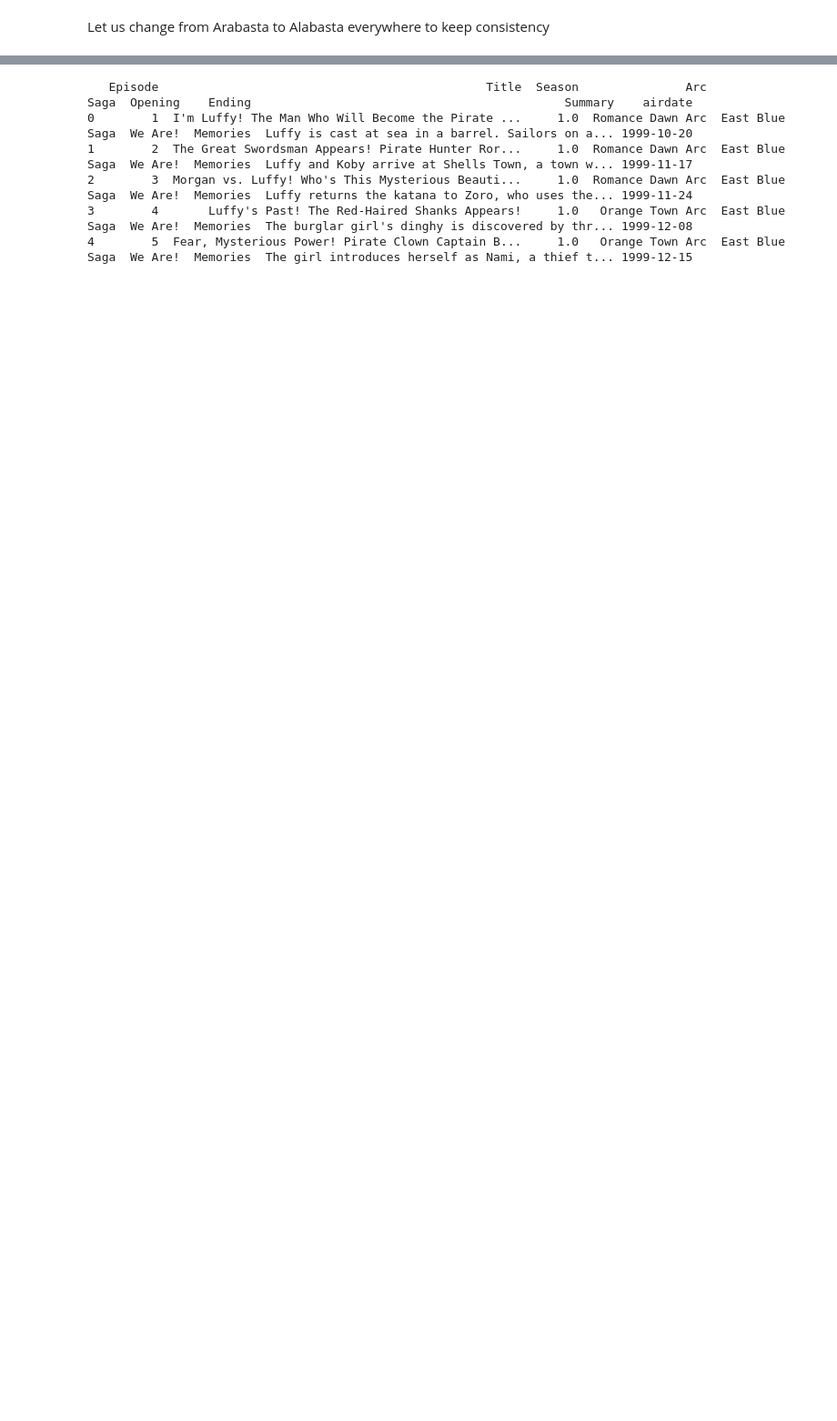
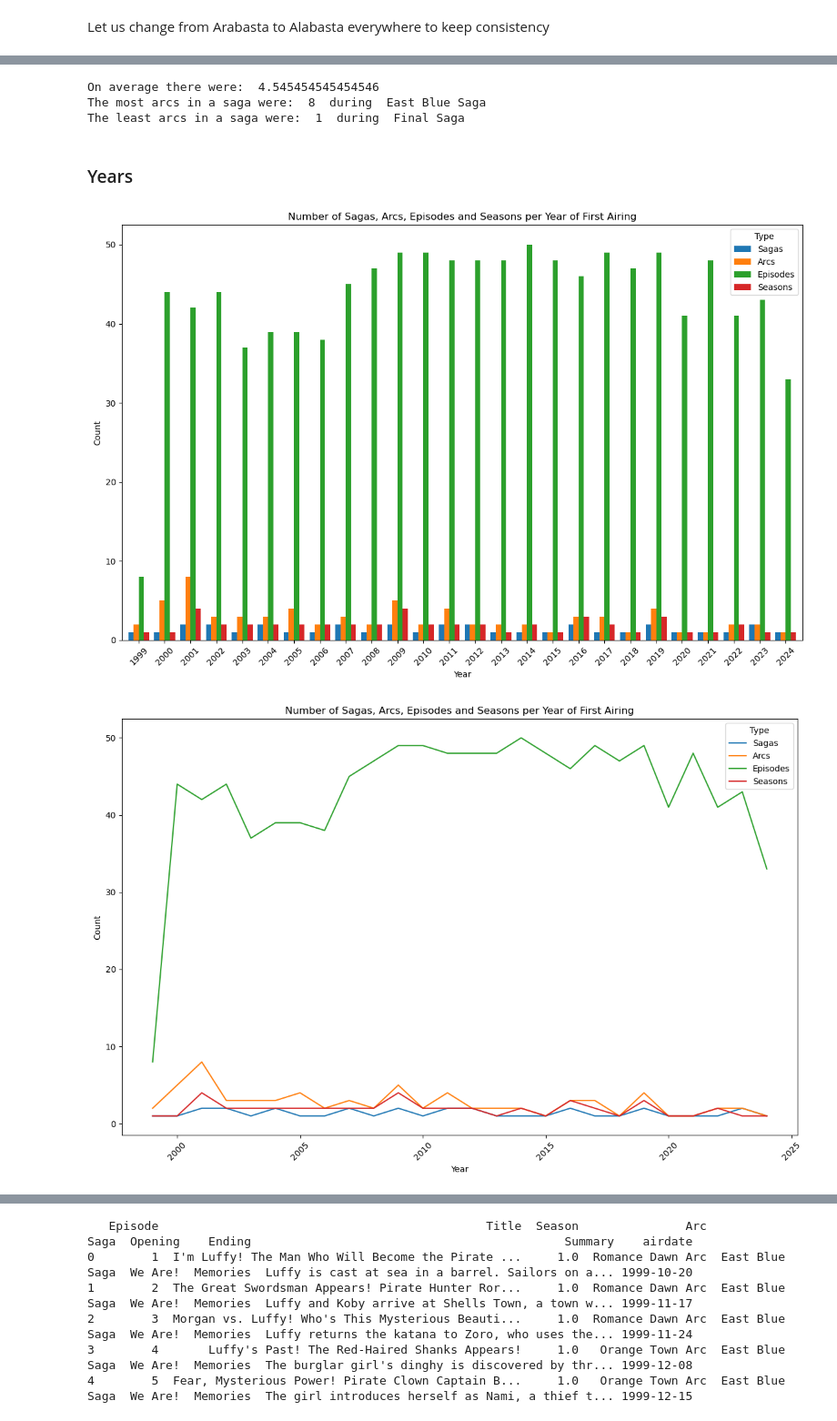
Before and after one commit to Tonevanda/PRI, a Jupyter notebook: src/data.ipynb, the cells around one changed output, grey strips where cells are left out. Shown at 91% size. Cells and saved outputs as stored; diff of their text form; code cells hidden in the pictures; blank space fills up the shorter version.

```diff
--- a/src/data.ipynb
+++ b/src/data.ipynb
@@ -285,0 +318,50 @@ print(df['Season'].unique())
+# %%
+# Average number of arcs per saga
+print("On average there were: ", df.groupby('Saga')['Arc'].nunique().mean())
+# Maximum number of arcs per saga
+print("The most arcs in a saga were: ", df.groupby('Saga')['Arc'].nunique().max(), " during ", df.groupby('Saga')['Arc'].nunique().idxmax())
+# Minimum number of arcs per saga
+print("The least arcs in a saga were: ", df.groupby('Saga')['Arc'].nunique().min(), " during ", df.groupby('Saga')['Arc'].nunique().idxmin())
+# %% [output]
+On average there were:  4.545454545454546
+The most arcs in a saga were:  8  during  East Blue Saga
+The least arcs in a saga were:  1  during  Final Saga
+# %% [markdown]
+### Years
+# %%
+# Visualizing episodes, sagas and arcs over the Air Date year
+df['airdate'] = pd.to_datetime(df['Air Date'])
+df['airdate_year'] = df['airdate'].dt.year
+
+sagas_per_year = df.groupby('airdate_year')['Saga'].nunique()
+arcs_per_year = df.groupby('airdate_year')['Arc'].nunique()
+eps_per_year = df['airdate_year'].value_counts().sort_index()
+seasons_per_year = df.groupby('airdate_year')['Season'].nunique()
+
+counts_df = pd.DataFrame({
+    'Sagas': sagas_per_year,
+    'Arcs': arcs_per_year,
+    'Episodes': eps_per_year,
+    'Seasons': seasons_per_year
+}).fillna(0)
+
+counts_df.plot(kind='bar', figsize=(12, 8), width=0.8)
+plt.title('Number of Sagas, Arcs, Episodes and Seasons per Year of First Airing')
+plt.xlabel('Year')
+plt.ylabel('Count')
+plt.xticks(rotation=45)
+plt.legend(title='Type')
+plt.tight_layout()
+plt.show()
+
+counts_df.plot(figsize=(12, 8))
+plt.title('Number of Sagas, Arcs, Episodes and Seasons per Year of First Airing')
+plt.xlabel('Year')
+plt.ylabel('Count')
+plt.xticks(rotation=45)
+plt.legend(title='Type')
+plt.tight_layout()
+plt.show()
+# %% [output]
+[figure, added]
+[figure, added]
```
Also changed, not shown: parts of 52 cells of this notebook, 1 other file.
